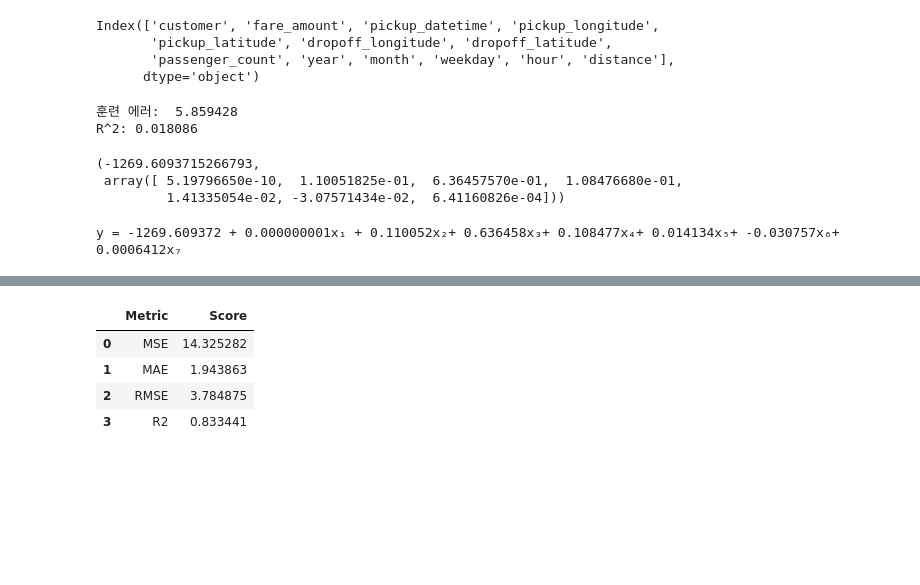
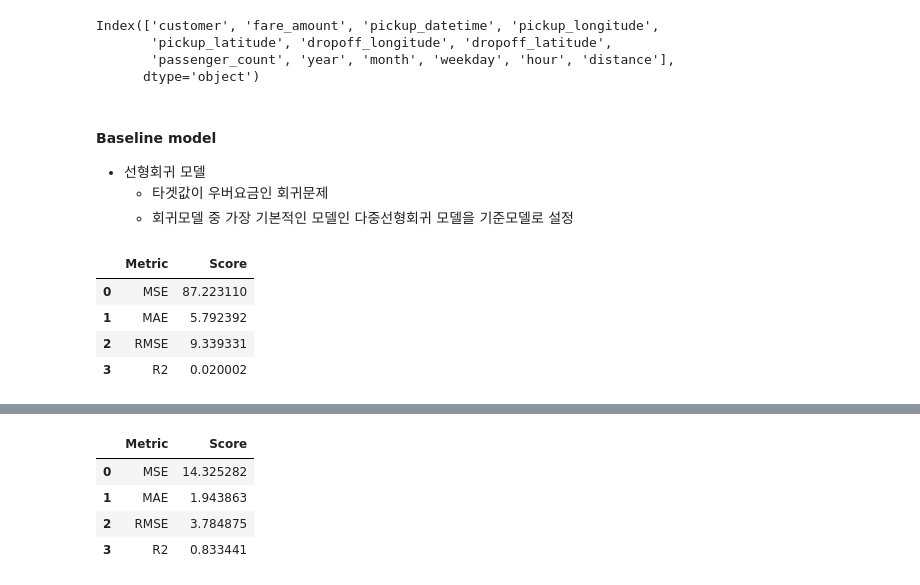
Before and after one commit to jiyoungemma/Uber_fare_prediction, a Jupyter notebook: Uber_fare_Prediction.ipynb, the cells around one changed output, grey strips where cells are left out. Drawn from its saved outputs; the diff is of its cells as text; code cells hidden in the pictures; blank space fills up the shorter version.

```diff
--- a/Uber_fare_Prediction.ipynb
+++ b/Uber_fare_Prediction.ipynb
@@ -293,28 +270,25 @@ X_test = test[features]
 y_test = test[target]
+# %% [markdown]
+#### Baseline model
+- 선형회귀 모델
+   - 타겟값이 우버요금인 회귀문제
+   - 회귀모델 중 가장 기본적인 모델인 다중선형회귀 모델을 기준모델로 설정
 # %%
 # 선형회귀 기준모델
 model = LinearRegression()
 
-model.fit(X_train,y_train)
-y_pred = model.predict(X_train)
-mae = mean_absolute_error(y_train, y_pred)
-print(f'훈련 에러: {mae: f}')
-r2 = r2_score(y_train, y_pred)
-print(f'R^2:{r2: f}')
+model.fit(X_train, y_train)
+y_pred = model.predict(X_val)
-# %% [output]
-훈련 에러:  5.859428
-R^2: 0.018086
-# %%
-# 절편, 회귀계수
-model.intercept_, model.coef_
-# %% [output]
-(-1269.6093715266793,
- array([ 5.19796650e-10,  1.10051825e-01,  6.36457570e-01,  1.08476680e-01,
-         1.41335054e-02, -3.07571434e-02,  6.41160826e-04]))
-# %%
-b0 = model.intercept_
-b1, b2, b3, b4, b5, b6, b7 = model.coef_
-
-print(f'y = {b0:f} + {b1:.9f}x\u2081 + {b2:f}x\u2082+ {b3:f}x\u2083+ {b4:f}x\u2084+ {b5:f}x\u2085+ {b6:f}x\u2086+ {b7:.7f}x\u2087')
-# %% [output]
-y = -1269.609372 + 0.000000001x₁ + 0.110052x₂+ 0.636458x₃+ 0.108477x₄+ 0.014134x₅+ -0.030757x₆+ 0.0006412x₇
+# %%
+mse = mean_squared_error(y_val, y_pred)
+mae = mean_absolute_error(y_val, y_pred)
+rmse = mse ** 0.5
+r2 = r2_score(y_val, y_pred)
+
+display(pd.DataFrame([['MSE', mse],['MAE', mae],['RMSE', rmse],['R2', r2]], columns=['Metric', 'Score']))
+# %% [output]
+|  | Metric | Score |
+| 0 | MSE | 87.223110 |
+| 1 | MAE | 5.792392 |
+| 2 | RMSE | 9.339331 |
+| 3 | R2 | 0.020002 |
```
Also changed, not shown: parts of 28 cells of this notebook.
